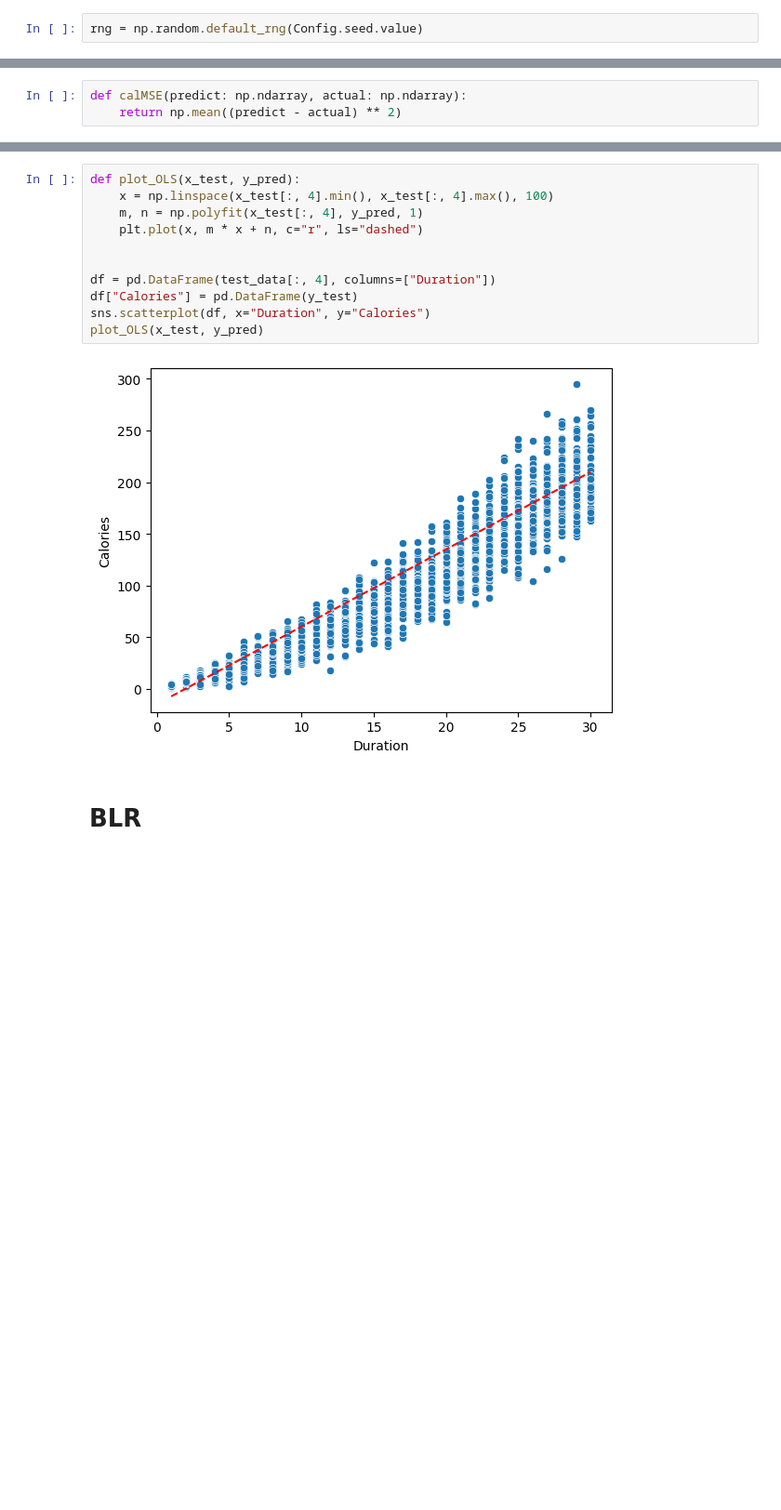
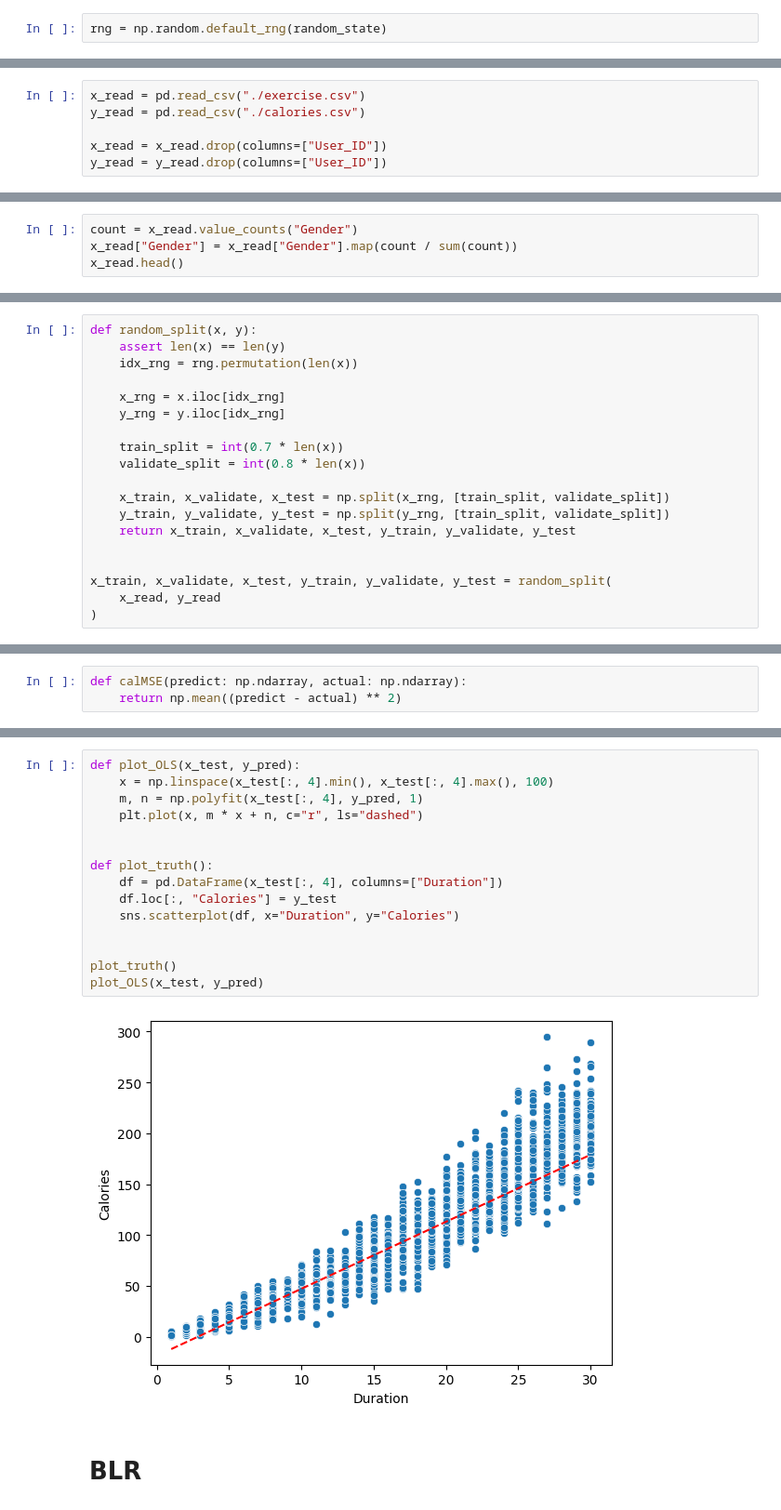
Before and after one commit to huang0520/1112_MachineLearning, a Jupyter notebook: HW3/HW3.ipynb, the cells around one changed output, grey strips where cells are left out. Shown at 93% size. Saved outputs shown, nothing was run; the diff lists cells and outputs as text; blank space fills up the shorter version.

Commit message:
Refactor read data

```diff
--- a/HW3/HW3.ipynb
+++ b/HW3/HW3.ipynb
@@ -13,4 +12,10 @@ class Config(Enum):
 # %%
-rng = np.random.default_rng(Config.seed.value)
+rng = np.random.default_rng(random_state)
 # %% [markdown]
 # Import data & Preprocess
+# %%
+x_read = pd.read_csv("./exercise.csv")
+y_read = pd.read_csv("./calories.csv")
+
+x_read = x_read.drop(columns=["User_ID"])
+y_read = y_read.drop(columns=["User_ID"])
@@ -16,0 +24,4 @@ rng = np.random.default_rng(Config.seed.value)
+# %%
+count = x_read.value_counts("Gender")
+x_read["Gender"] = x_read["Gender"].map(count / sum(count))
+x_read.head()
@@ -17,3 +37,22 @@ rng = np.random.default_rng(Config.seed.value)
+# %%
+def random_split(x, y):
+    assert len(x) == len(y)
+    idx_rng = rng.permutation(len(x))
+
+    x_rng = x.iloc[idx_rng]
+    y_rng = y.iloc[idx_rng]
+
+    train_split = int(0.7 * len(x))
+    validate_split = int(0.8 * len(x))
+
+    x_train, x_validate, x_test = np.split(x_rng, [train_split, validate_split])
+    y_train, y_validate, y_test = np.split(y_rng, [train_split, validate_split])
+    return x_train, x_validate, x_test, y_train, y_validate, y_test
+
+
+x_train, x_validate, x_test, y_train, y_validate, y_test = random_split(
+    x_read, y_read
+)
 # %%
 class CalDataset:
     def __init__(self) -> None:
@@ -136,16 +175,20 @@ print(calMSE(y_pred, y_test))
 # %%
 def plot_OLS(x_test, y_pred):
     x = np.linspace(x_test[:, 4].min(), x_test[:, 4].max(), 100)
     m, n = np.polyfit(x_test[:, 4], y_pred, 1)
     plt.plot(x, m * x + n, c="r", ls="dashed")
 
 
-df = pd.DataFrame(test_data[:, 4], columns=["Duration"])
-df["Calories"] = pd.DataFrame(y_test)
-sns.scatterplot(df, x="Duration", y="Calories")
+def plot_truth():
+    df = pd.DataFrame(x_test[:, 4], columns=["Duration"])
+    df.loc[:, "Calories"] = y_test
+    sns.scatterplot(df, x="Duration", y="Calories")
+
+
+plot_truth()
 plot_OLS(x_test, y_pred)
 # %% [output]
-[figure, old version]
+[figure, new version]
 # %% [markdown]
 # BLR
 # %%
```
Also changed, not shown: parts of 13 cells of this notebook, 2 other files.
